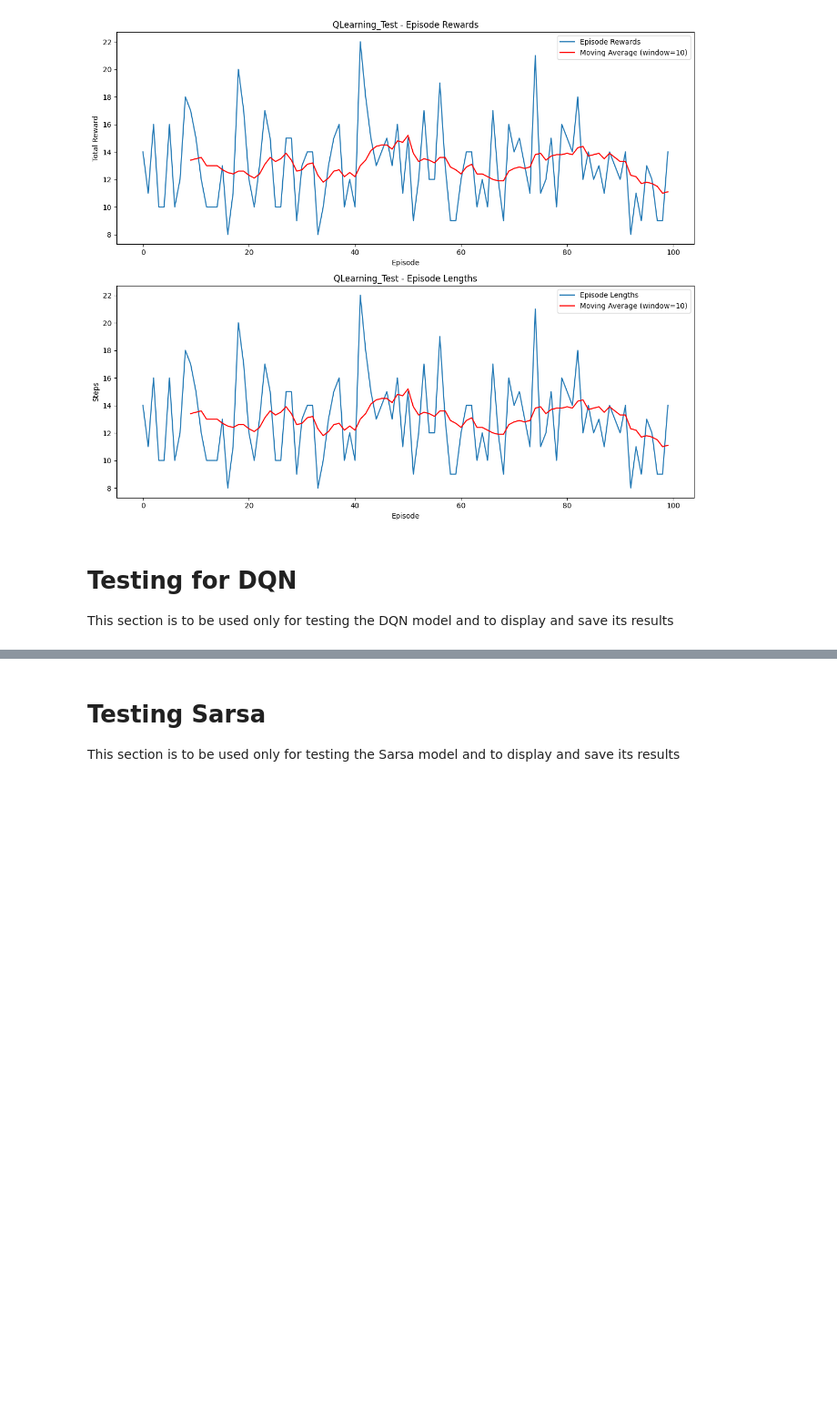
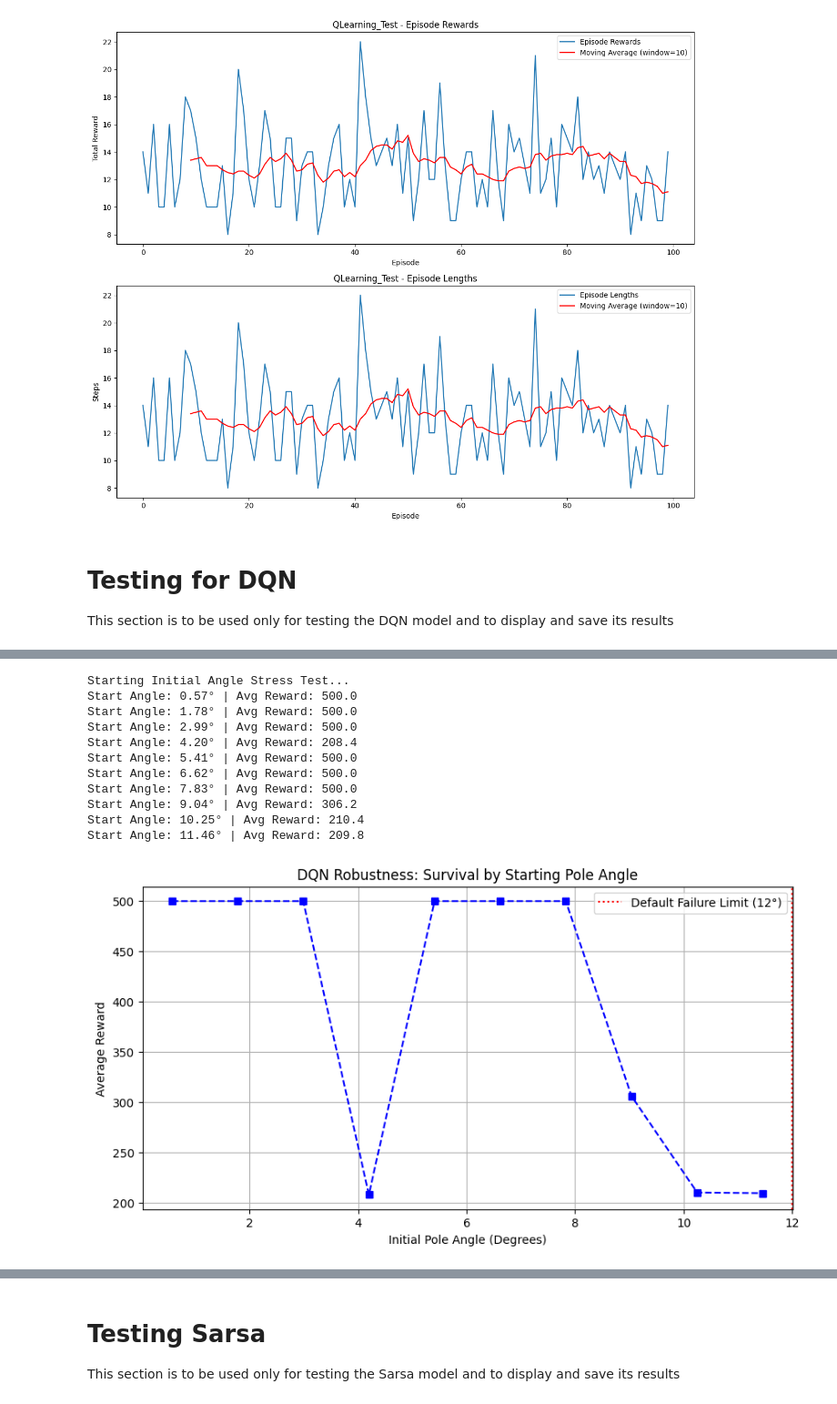
Before and after one commit to SaxenaNamanBase/constrained-cartpole-rl, a Jupyter notebook: CartPoleTest.ipynb, the cells around one changed output, grey strips where cells are left out. Shown at 91% size. Drawn from its saved outputs; the diff is of its cells as text; code cells hidden in the pictures; blank space fills up the shorter version.

```diff
--- a/CartPoleTest.ipynb
+++ b/CartPoleTest.ipynb
@@ -503,0 +693,79 @@ RuntimeError: mat1 and mat2 shapes cannot be multiplied (1x2 and 4x128)
+# %%
+import numpy as np
+import gymnasium as gym
+import joblib
+import os
+import matplotlib.pyplot as plt
+from gym_wrapper import GymWrapper
+from pyvirtualdisplay import Display
+from gymnasium.wrappers import RecordVideo
+import config
+
+def stress_test_initial_angle(config, num_trials=5):
+    # Load Model
+    model_path = os.path.join(config.LOG_PARAMS['save_path'], 'trained_dqn_model_with_params.pkl')
+    model_info = joblib.load(model_path)
+    controller = model_info['model']
+    if hasattr(controller.model, 'eval'): controller.model.eval()
+
+    # Define angles from 0.05 (normal) to 0.4 radians (approx 23 degrees - very steep!)
+    # Note: CartPole-v1 failure threshold is 0.209 radians (12 degrees),
+    # but we want to see if it can recover even when starting PAST the fail point.
+    angle_thresholds = np.linspace(0.01, 0.20, 10)
+    avg_rewards = []
+
+    print("Starting Initial Angle Stress Test...")
+
+    for angle in angle_thresholds:
+        raw_env = gym.make('CartPole-v1')
+        env = GymWrapper(raw_env, mode='4D', action_mode='discrete')
+
+        trial_rewards = []
+        for _ in range(num_trials):
+            # Manually reset with a specific extreme angle
+            state, _ = env.reset()
+            # Overwrite the pole angle (index 2 in 4D state) with the test angle
+            # We alternate left and right tilt
+            side = 1 if np.random.random() > 0.5 else -1
+            env.env.unwrapped.state[2] = angle * side
+
+            done = False
+            total_r = 0
+            while not done:
+                action = controller.get_action(env._filter_state(env.env.unwrapped.state), explore=False)
+                state, reward, terminated, truncated, _ = env.step(action)
+                done = terminated or truncated
+                total_r += reward
+            trial_rewards.append(total_r)
+
+        avg_rewards.append(np.mean(trial_rewards))
+        print(f"Start Angle: {np.degrees(angle):.2f}° | Avg Reward: {np.mean(trial_rewards)}")
+        env.close()
+
+    return angle_thresholds, avg_rewards
+
+# Execute and Plot
+angles, scores = stress_test_initial_angle(config)
+
+plt.figure(figsize=(10, 5))
+plt.plot(np.degrees(angles), scores, marker='s', linestyle='--', color='blue')
+plt.title('DQN Robustness: Survival by Starting Pole Angle')
+plt.xlabel('Initial Pole Angle (Degrees)')
+plt.ylabel('Average Reward')
+plt.axvline(x=12, color='red', linestyle=':', label='Default Failure Limit (12°)')
+plt.legend()
+plt.grid(True)
+plt.show()
+# %% [output]
+Starting Initial Angle Stress Test...
+Start Angle: 0.57° | Avg Reward: 500.0
+Start Angle: 1.78° | Avg Reward: 500.0
+Start Angle: 2.99° | Avg Reward: 500.0
+Start Angle: 4.20° | Avg Reward: 208.4
+Start Angle: 5.41° | Avg Reward: 500.0
+Start Angle: 6.62° | Avg Reward: 500.0
+Start Angle: 7.83° | Avg Reward: 500.0
+Start Angle: 9.04° | Avg Reward: 306.2
+Start Angle: 10.25° | Avg Reward: 210.4
+Start Angle: 11.46° | Avg Reward: 209.8
+[figure, added]
```
Also changed, not shown: parts of 12 cells of this notebook.
